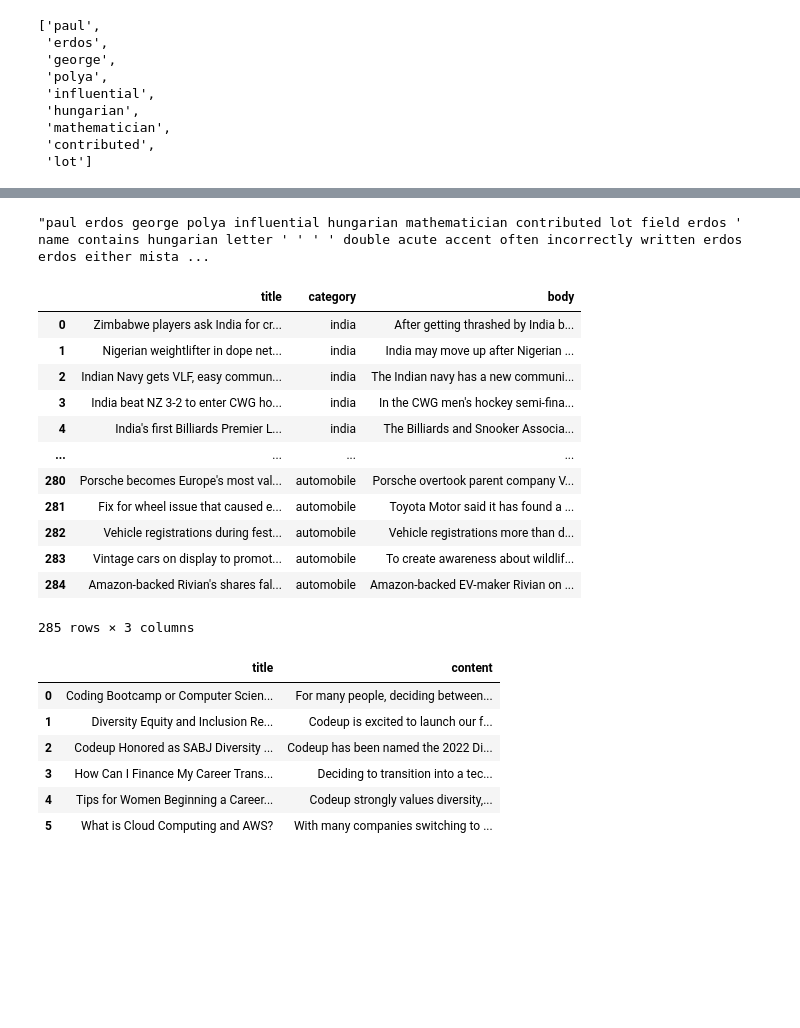
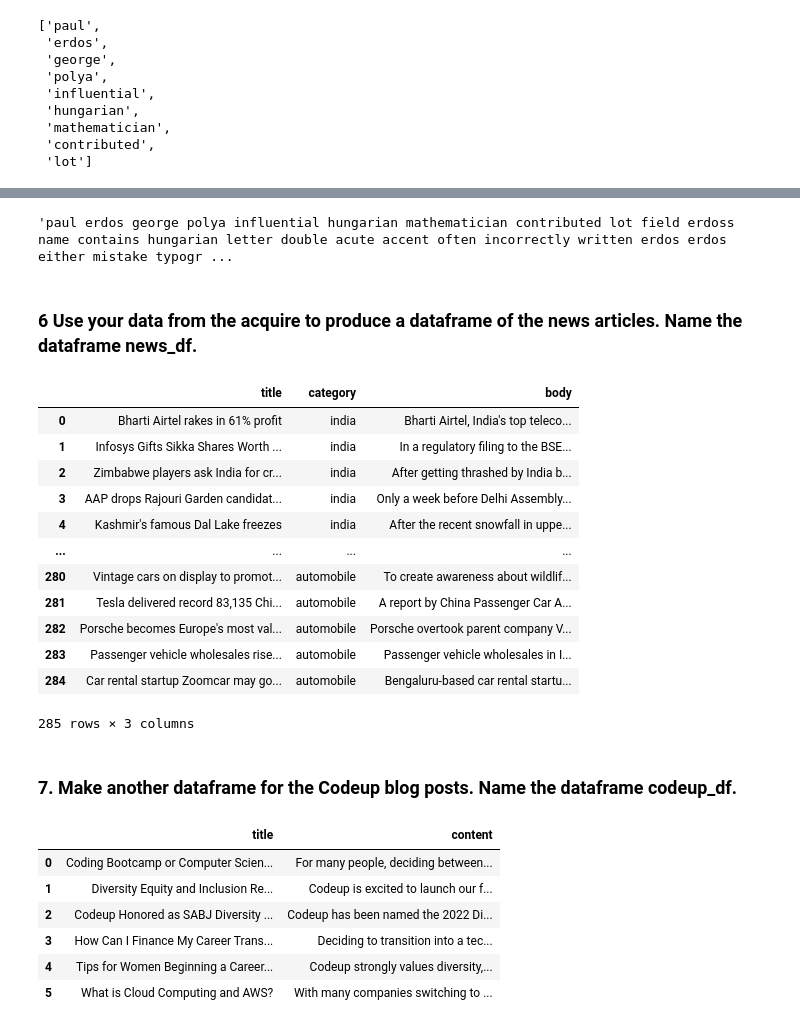
Before and after one commit to rajeshlamichhane04/natural-language-processing-exercises, a Jupyter notebook: prepare.ipynb, the cells around one changed output, grey strips where cells are left out. Cells and saved outputs as stored; diff of their text form; code cells hidden in the pictures; blank space fills up the shorter version.

Commit message:
post class review

```diff
--- a/prepare.ipynb
+++ b/prepare.ipynb
@@ -167,4 +171,8 @@ def remove_stopwords(article_lemmatized):
 # %%
-remove_stopwords(article_lemmatized)
+string = basic_clean(original)
+string = tokenize(string)
+string= lemmatize(string)
+string = remove_stopwords(string)
+string
 # %% [output]
-"paul erdos george polya influential hungarian mathematician contributed lot field erdos ' name contains hungarian letter ' ' ' ' double acute accent often incorrectly written erdos erdos either mista ...
+'paul erdos george polya influential hungarian mathematician contributed lot field erdoss name contains hungarian letter double acute accent often incorrectly written erdos erdos either mistake typogr ...
@@ -173,21 +179,26 @@ import acquire
+# %% [markdown]
+### 6 Use your data from the acquire to produce a dataframe of the news articles. Name the dataframe news_df.
 # %%
 base_url = "https://inshorts.com/en/read"
 # %%
-acquire.get_all_shorts(base_url)
+news_df = acquire.get_all_shorts(base_url)
+news_df
 # %% [output]
 |  | title | category | body |
-| 0 | Zimbabwe players ask India for cr... | india | After getting thrashed by India b... |
-| 1 | Nigerian weightlifter in dope net... | india | India may move up after Nigerian ... |
-| 2 | Indian Navy gets VLF, easy commun... | india | The Indian navy has a new communi... |
-| 3 | India beat NZ 3-2 to enter CWG ho... | india | In the CWG men's hockey semi-fina... |
-| 4 | India's first Billiards Premier L... | india | The Billiards and Snooker Associa... |
+| 0 | Bharti Airtel rakes in 61% profit | india | Bharti Airtel, India's top teleco... |
+| 1 | Infosys Gifts Sikka Shares Worth ... | india | In a regulatory filing to the BSE... |
+| 2 | Zimbabwe players ask India for cr... | india | After getting thrashed by India b... |
+| 3 | AAP drops Rajouri Garden candidat... | india | Only a week before Delhi Assembly... |
+| 4 | Kashmir's famous Dal Lake freezes | india | After the recent snowfall in uppe... |
 | ... | ... | ... | ... |
-| 280 | Porsche becomes Europe's most val... | automobile | Porsche overtook parent company V... |
-| 281 | Fix for wheel issue that caused e... | automobile | Toyota Motor said it has found a ... |
-| 282 | Vehicle registrations during fest... | automobile | Vehicle registrations more than d... |
-| 283 | Vintage cars on display to promot... | automobile | To create awareness about wildlif... |
-| 284 | Amazon-backed Rivian's shares fal... | automobile | Amazon-backed EV-maker Rivian on ... |
+| 280 | Vintage cars on display to promot... | automobile | To create awareness about wildlif... |
+| 281 | Tesla delivered record 83,135 Chi... | automobile | A report by China Passenger Car A... |
+| 282 | Porsche becomes Europe's most val... | automobile | Porsche overtook parent company V... |
+| 283 | Passenger vehicle wholesales rise... | automobile | Passenger vehicle wholesales in I... |
+| 284 | Car rental startup Zoomcar may go... | automobile | Bengaluru-based car rental startu... |
 285 rows × 3 columns
+# %% [markdown]
+### 7. Make another dataframe for the Codeup blog posts. Name the dataframe codeup_df.
 # %%
 base_url = 'https://codeup.com/blog/'
 # %%
```
Also changed, not shown: parts of 31 cells of this notebook.
